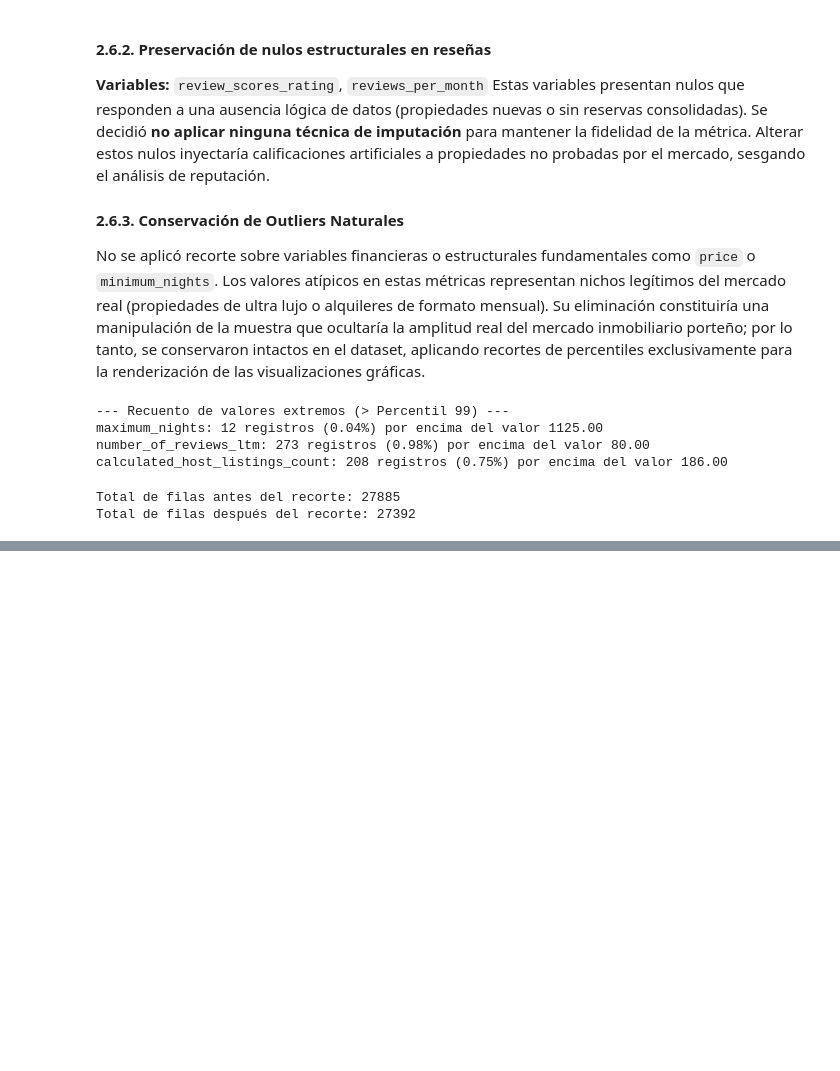
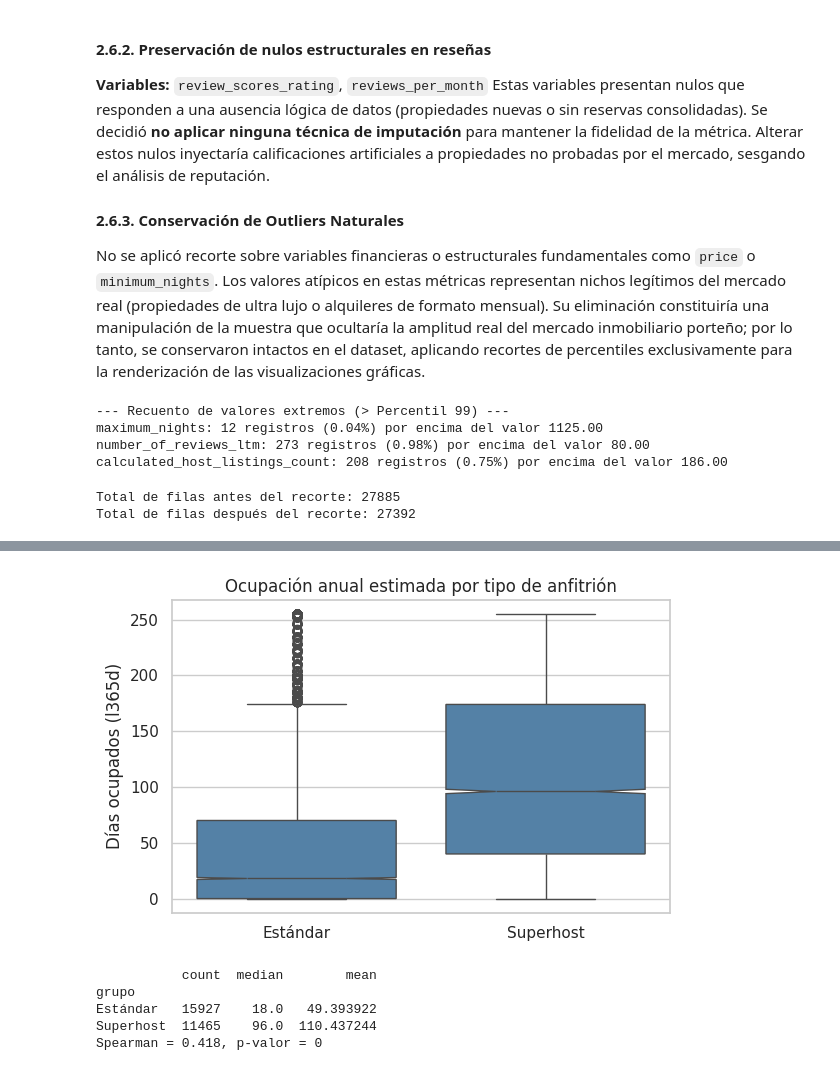
Before and after one commit to Jeronit1/AnalisisDeDatos, a Jupyter notebook: entrega.ipynb, the cells around one changed output, grey strips where cells are left out. Saved outputs shown, nothing was run; the diff lists cells and outputs as text; code cells hidden in the pictures; blank space fills up the shorter version.

```diff
--- a/entrega.ipynb
+++ b/entrega.ipynb
@@ -460,0 +463,34 @@ plt.show()
+# %%
+import pandas as pd
+import seaborn as sns
+import matplotlib.pyplot as plt
+from scipy import stats
+
+col = "estimated_occupancy_l365d"
+
+d = df_copia[["host_is_superhost", col]].dropna().copy()
+d["super_bin"] = d["host_is_superhost"].astype(int)   # True -> 1, False -> 0
+d["grupo"] = d["super_bin"].map({1: "Superhost", 0: "Estándar"})
+
+# Boxplot
+plt.figure(figsize=(6, 4))
+sns.boxplot(data=d, x="grupo", y=col, notch=True, order=["Estándar", "Superhost"], color="steelblue")
+plt.title("Ocupación anual estimada por tipo de anfitrión")
+plt.xlabel("")
+plt.ylabel("Días ocupados (l365d)")
+plt.tight_layout()
+plt.show()
+
+# Medianas por grupo
+print(d.groupby("grupo")[col].agg(["count", "median", "mean"]))
+
+# Spearman
+rho, p = stats.spearmanr(d["super_bin"], d[col])
+print(f"Spearman = {rho:.3f}, p-valor = {p:.4g}")
+# %% [output]
+[figure, added]
+           count  median        mean
+grupo
+Estándar   15927    18.0   49.393922
+Superhost  11465    96.0  110.437244
+Spearman = 0.418, p-valor = 0
```
Also changed, not shown: parts of 13 cells of this notebook, 1 other file.
